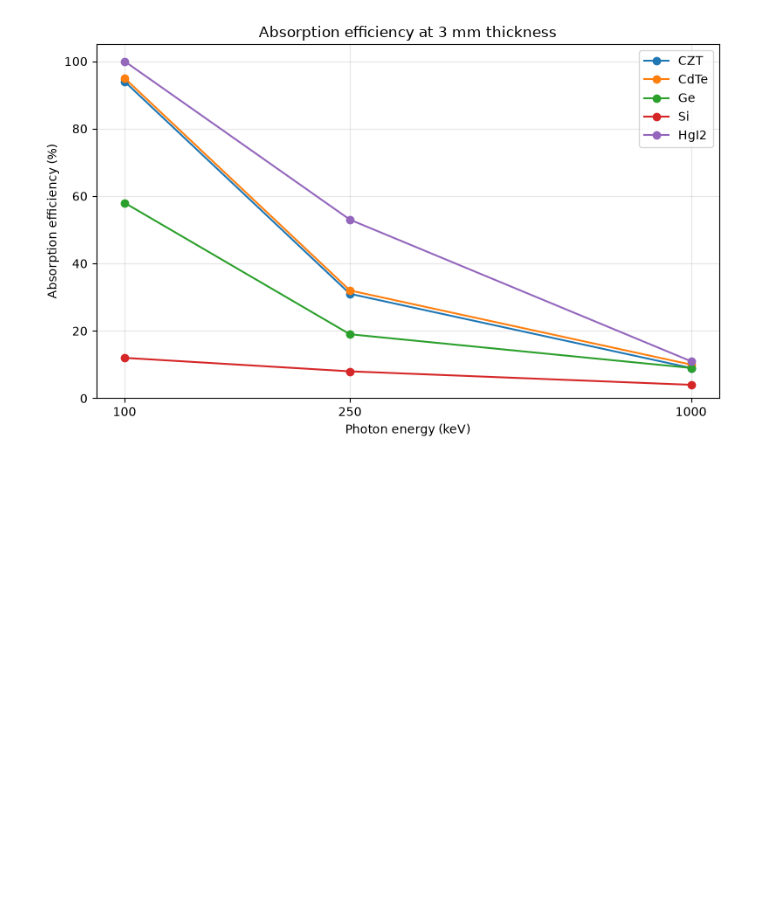
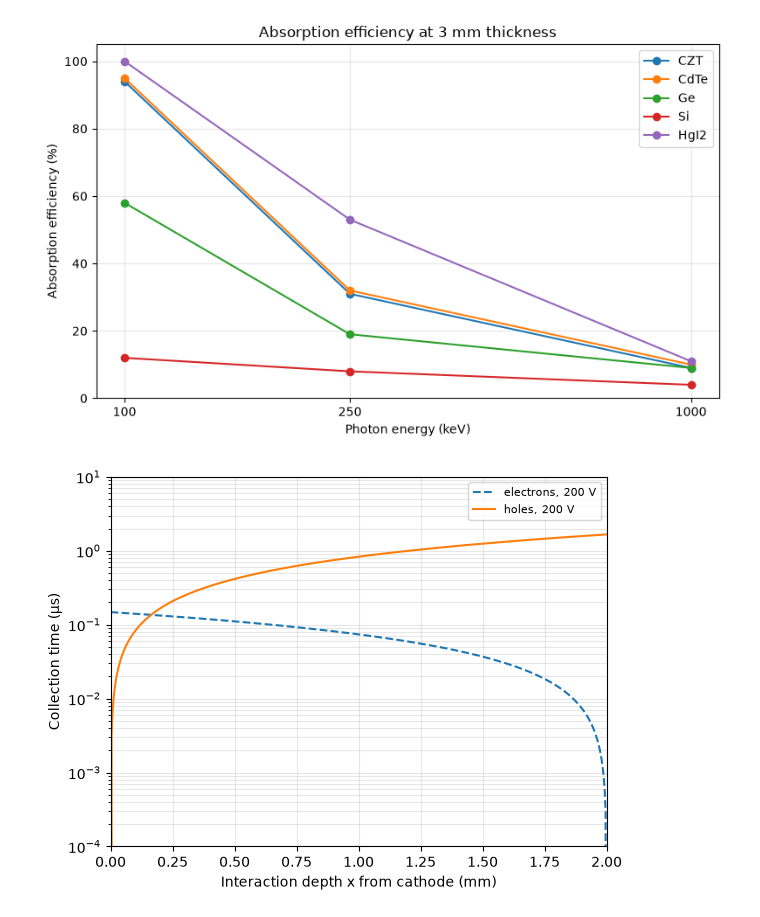
Before and after one commit to kaushh-bit/Exploring-Next-Gen-Hard-X-Ray-Detectors, a Jupyter notebook: czt char.ipynb, the cells around one changed output. Cells and saved outputs as stored; diff of their text form; code cells hidden in the pictures; blank space fills up the shorter version.

```diff
--- a/czt char.ipynb
+++ b/czt char.ipynb
@@ -55,3 +55,27 @@ plt.tight_layout()
 plt.show()
 # %% [output]
 [figure]
+# %%
+d = 0.2
+mu_e, mu_h = 1350, 120
+x = np.linspace(0, d, 500)
+x_mm = x * 10
+
+for V in [200]:
+    E = V / d
+    te = (d - x) / (mu_e * E) * 1e6   # µs
+    th = x / (mu_h * E) * 1e6         # µs
+    plt.plot(x_mm, te, '--', label=f"electrons, {V} V")
+    plt.plot(x_mm, th, '-',  label=f"holes, {V} V")
+
+plt.xlabel("Interaction depth x from cathode (mm)")
+plt.ylabel("Collection time (µs)")
+plt.yscale("log")
+plt.xlim(0, 2)
+plt.ylim(1e-4, 1e1)
+plt.yticks([10.0**k for k in range(-4, 2)])
+plt.grid(alpha=.3, which='both')
+plt.legend(fontsize=8)
+plt.show()
+# %% [output]
+[figure, added]
```
